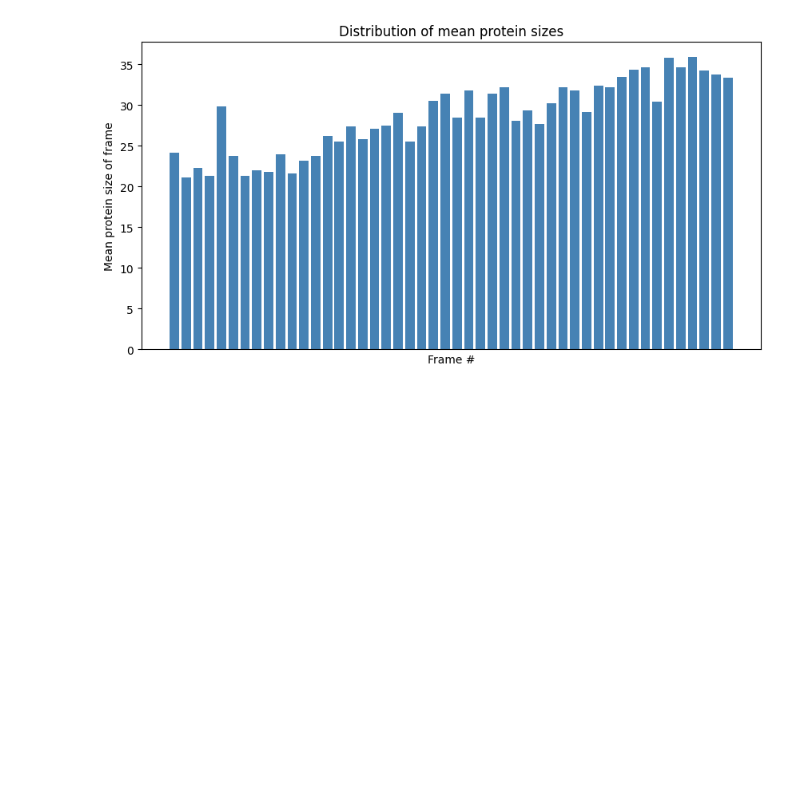
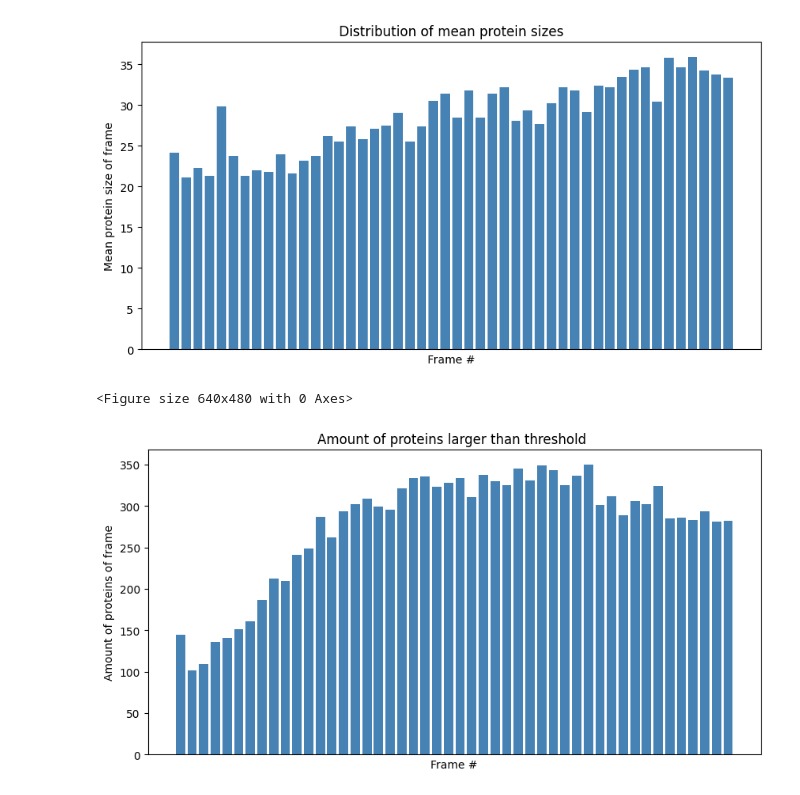
Before and after one commit to cappertherapper/Bachelorprojekt, a Jupyter notebook: test_mean_size.ipynb, the cells around one changed output. Drawn from its saved outputs; the diff is of its cells as text; code cells hidden in the pictures; blank space fills up the shorter version.

```diff
--- a/test_mean_size.ipynb
+++ b/test_mean_size.ipynb
@@ -46,12 +46,14 @@ ims = process_video('images/cheese_gel.avi',
                    size=400)
 # %%
 means = np.zeros(len(ims))
+amounts = np.zeros(len(ims))
 
 for i in range(len(ims)):
     regions = regionprops(ims[i])
     for region in regions:
         means[i] = means[i] + region.num_pixels
     means[i] = means[i] / len(regions)
+    amounts[i] = len(regions)
 # %%
 length = np.arange(len(means),step=1 )
 # x = np.arange(len(means)*skip_size,step=1 )
@@ -68,3 +70,16 @@ plt.show()
 # %% [output]
 <Figure size 640x480 with 0 Axes>
 [figure]
+# %%
+plt.tight_layout()
+plt.figure(figsize=(10,5))
+plt.bar(length, height=amounts, color='steelblue')
+plt.xlabel('Frame #')
+plt.ylabel('Amount of proteins of frame')
+plt.title('Amount of proteins larger than threshold ')
+plt.xticks([])
+# plt.xlim(0,len(means))
+plt.show()
+# %% [output]
+<Figure size 640x480 with 0 Axes>
+[figure, added]
```
Also changed, not shown: parts of 2 cells of this notebook, 1 other file.
